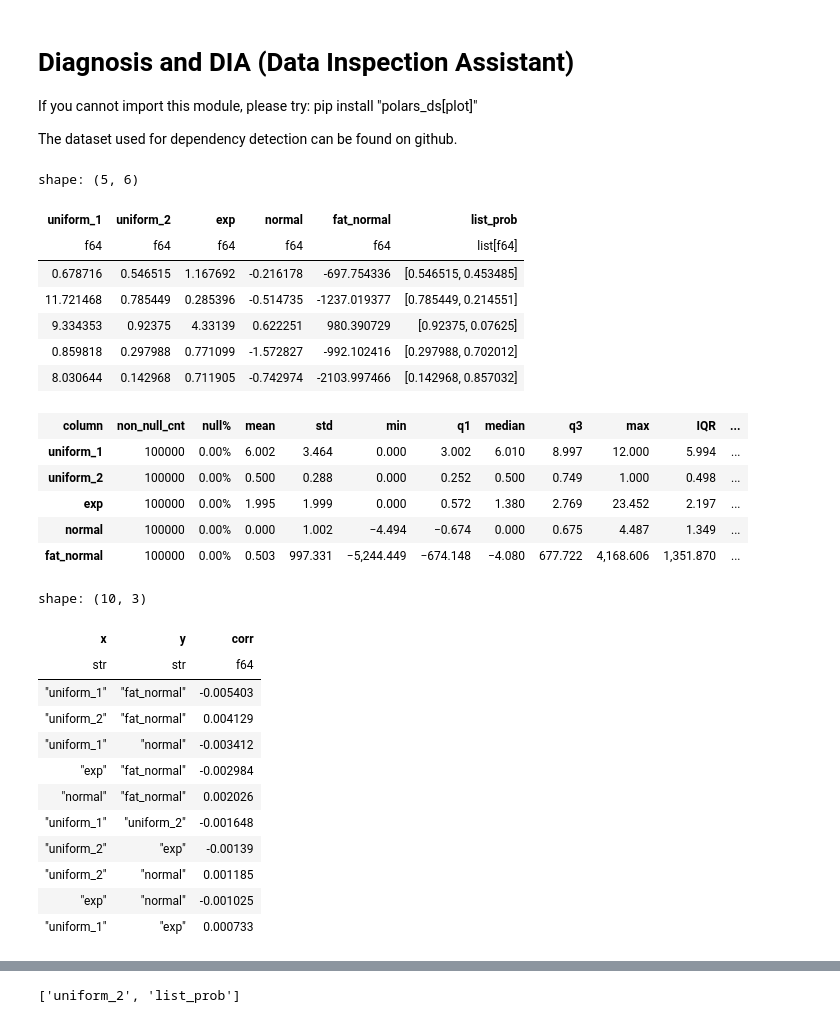
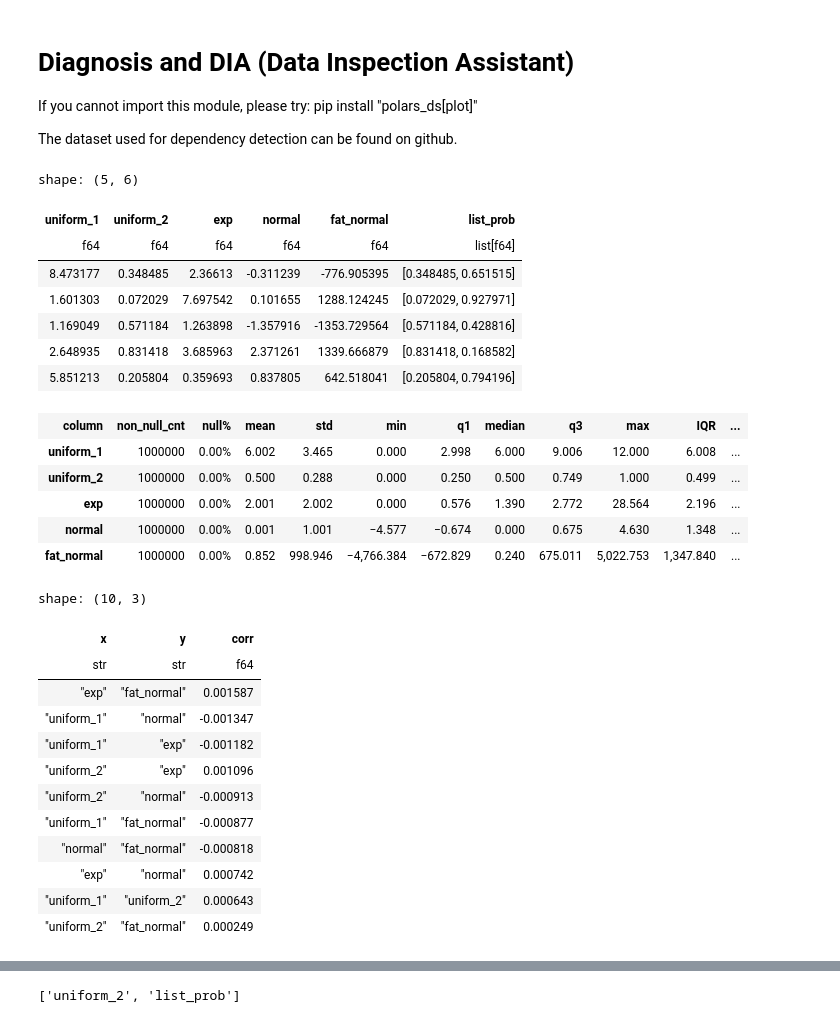
Before and after one commit to abstractqqq/polars_ds_extension, a Jupyter notebook: examples/diagnosis.ipynb, the cells around one changed output, grey strips where cells are left out. Drawn from its saved outputs; the diff is of its cells as text; code cells hidden in the pictures.

```diff
--- a/examples/diagnosis.ipynb
+++ b/examples/diagnosis.ipynb
@@ -9,25 +9,25 @@ import polars as pl
 import polars_ds as pds
 from polars_ds.diagnosis import DIA
 # %%
-df = pds.random_data(size=100_000, n_cols = 0).select(
+df = pds.random_data(size=1_000_000, n_cols = 0).select(
     pds.random(0.0, 12.0).alias("uniform_1"),
     pds.random(0.0, 1.0).alias("uniform_2"),
     pds.random_exp(0.5).alias("exp"),
     pds.random_normal(0.0, 1.0).alias("normal"),
     pds.random_normal(0.0, 1000.0).alias("fat_normal"),
 ).with_columns(
     pl.concat_list("uniform_2", 1 - pl.col("uniform_2")).alias("list_prob")
 )
 df.head()
 # %% [output]
 shape: (5, 6)
 | uniform_1 | uniform_2 | exp | normal | fat_normal | list_prob |
 | f64 | f64 | f64 | f64 | f64 | list[f64] |
-| 0.678716 | 0.546515 | 1.167692 | -0.216178 | -697.754336 | [0.546515, 0.453485] |
-| 11.721468 | 0.785449 | 0.285396 | -0.514735 | -1237.019377 | [0.785449, 0.214551] |
-| 9.334353 | 0.92375 | 4.33139 | 0.622251 | 980.390729 | [0.92375, 0.07625] |
-| 0.859818 | 0.297988 | 0.771099 | -1.572827 | -992.102416 | [0.297988, 0.702012] |
-| 8.030644 | 0.142968 | 0.711905 | -0.742974 | -2103.997466 | [0.142968, 0.857032] |
+| 8.473177 | 0.348485 | 2.36613 | -0.311239 | -776.905395 | [0.348485, 0.651515] |
+| 1.601303 | 0.072029 | 7.697542 | 0.101655 | 1288.124245 | [0.072029, 0.927971] |
+| 1.169049 | 0.571184 | 1.263898 | -1.357916 | -1353.729564 | [0.571184, 0.428816] |
+| 2.648935 | 0.831418 | 3.685963 | 2.371261 | 1339.666879 | [0.831418, 0.168582] |
+| 5.851213 | 0.205804 | 0.359693 | 0.837805 | 642.518041 | [0.205804, 0.794196] |
 # %%
 dia = DIA(df)
 # %%
@@ -35,27 +35,27 @@ dia = DIA(df)
 dia.numeric_profile(n_bins=15)
 # %% [output]
 | column | non_null_cnt | null% | mean | std | min | q1 | median | q3 | max | IQR | ... |
-| uniform_1 | 100000 | 0.00% | 6.002 | 3.464 | 0.000 | 3.002 | 6.010 | 8.997 | 12.000 | 5.994 | ... |
-| uniform_2 | 100000 | 0.00% | 0.500 | 0.288 | 0.000 | 0.252 | 0.500 | 0.749 | 1.000 | 0.498 | ... |
-| exp | 100000 | 0.00% | 1.995 | 1.999 | 0.000 | 0.572 | 1.380 | 2.769 | 23.452 | 2.197 | ... |
-| normal | 100000 | 0.00% | 0.000 | 1.002 | −4.494 | −0.674 | 0.000 | 0.675 | 4.487 | 1.349 | ... |
-| fat_normal | 100000 | 0.00% | 0.503 | 997.331 | −5,244.449 | −674.148 | −4.080 | 677.722 | 4,168.606 | 1,351.870 | ... |
+| uniform_1 | 1000000 | 0.00% | 6.002 | 3.465 | 0.000 | 2.998 | 6.000 | 9.006 | 12.000 | 6.008 | ... |
+| uniform_2 | 1000000 | 0.00% | 0.500 | 0.288 | 0.000 | 0.250 | 0.500 | 0.749 | 1.000 | 0.499 | ... |
+| exp | 1000000 | 0.00% | 2.001 | 2.002 | 0.000 | 0.576 | 1.390 | 2.772 | 28.564 | 2.196 | ... |
+| normal | 1000000 | 0.00% | 0.001 | 1.001 | −4.577 | −0.674 | 0.000 | 0.675 | 4.630 | 1.348 | ... |
+| fat_normal | 1000000 | 0.00% | 0.852 | 998.946 | −4,766.384 | −672.829 | 0.240 | 675.011 | 5,022.753 | 1,347.840 | ... |
 # %%
 dia.infer_corr()
 # %% [output]
 shape: (10, 3)
 | x | y | corr |
 | str | str | f64 |
-| "uniform_1" | "fat_normal" | -0.005403 |
-| "uniform_2" | "fat_normal" | 0.004129 |
-| "uniform_1" | "normal" | -0.003412 |
-| "exp" | "fat_normal" | -0.002984 |
-| "normal" | "fat_normal" | 0.002026 |
-| "uniform_1" | "uniform_2" | -0.001648 |
-| "uniform_2" | "exp" | -0.00139 |
-| "uniform_2" | "normal" | 0.001185 |
-| "exp" | "normal" | -0.001025 |
-| "uniform_1" | "exp" | 0.000733 |
+| "exp" | "fat_normal" | 0.001587 |
+| "uniform_1" | "normal" | -0.001347 |
+| "uniform_1" | "exp" | -0.001182 |
+| "uniform_2" | "exp" | 0.001096 |
+| "uniform_2" | "normal" | -0.000913 |
+| "uniform_1" | "fat_normal" | -0.000877 |
+| "normal" | "fat_normal" | -0.000818 |
+| "exp" | "normal" | 0.000742 |
+| "uniform_1" | "uniform_2" | 0.000643 |
+| "uniform_2" | "fat_normal" | 0.000249 |
 # %%
 dia.infer_corr(method="kendall")
 # %% [output]
```
Also changed, not shown: parts of 7 cells of this notebook, 3 other files.
